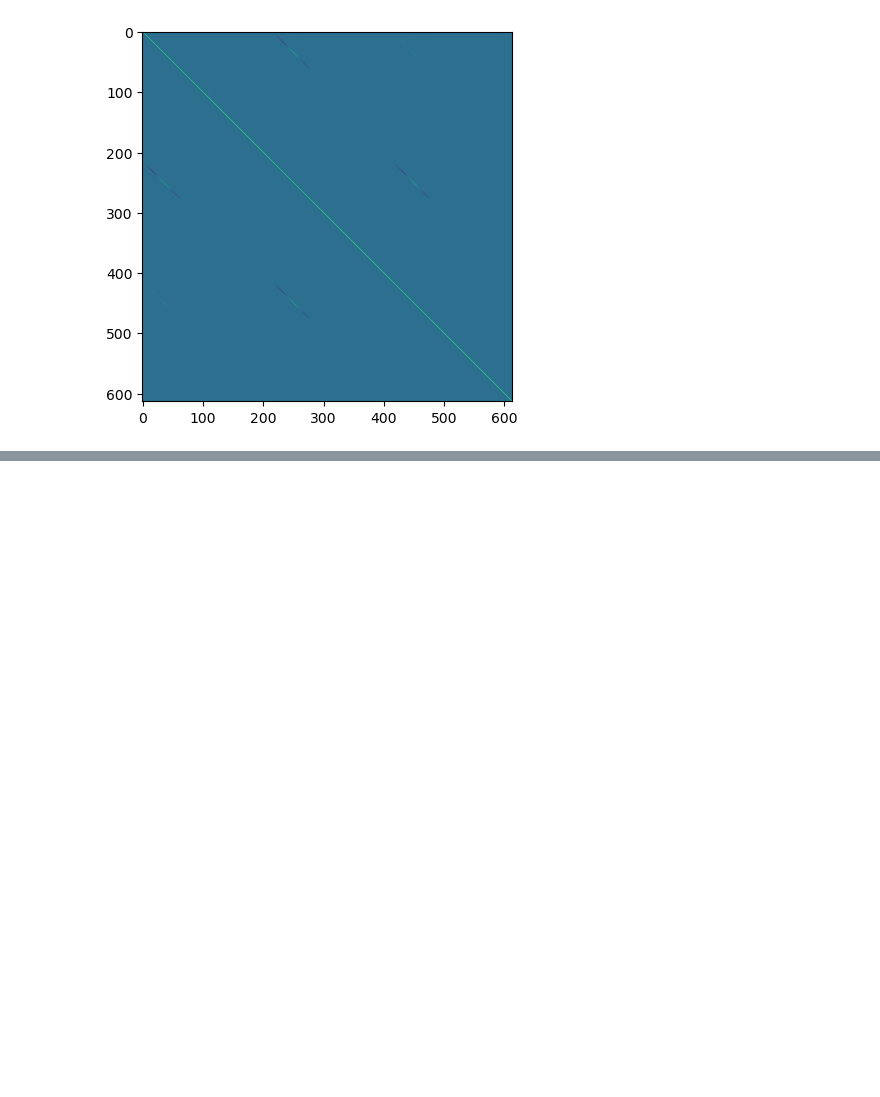
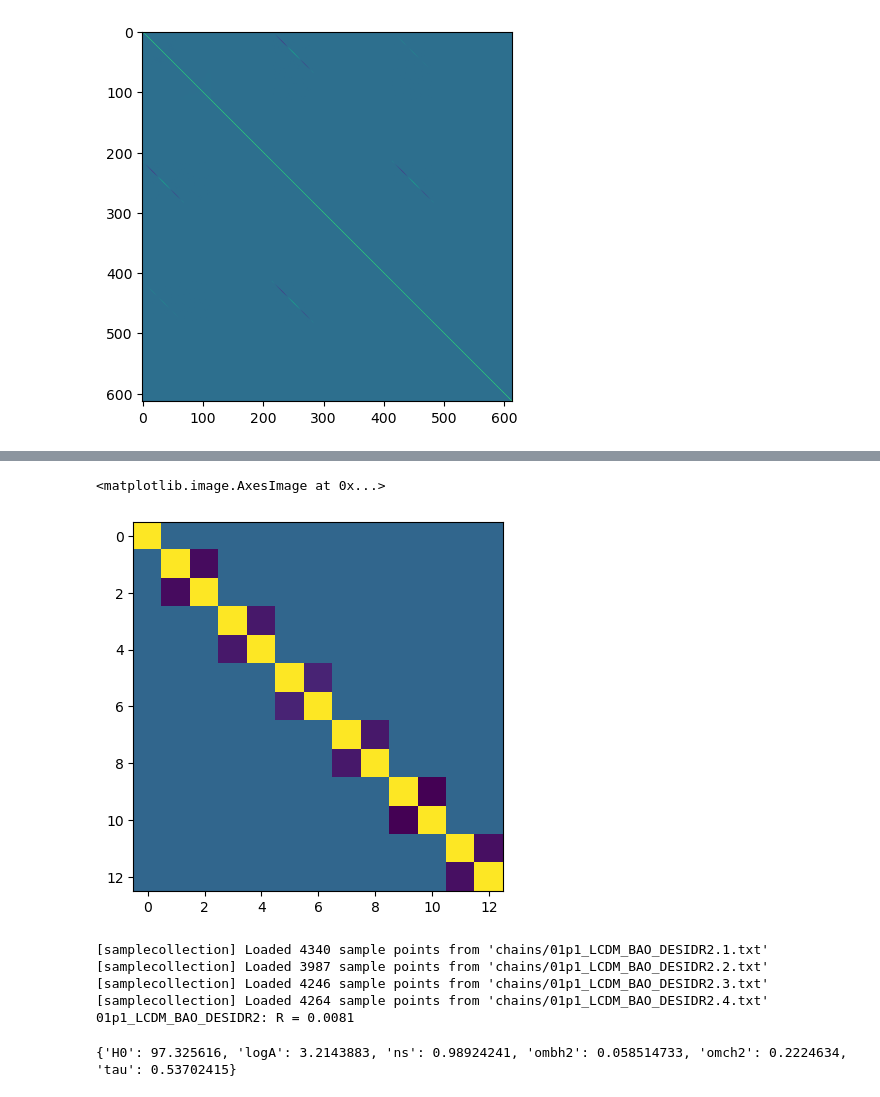
Before and after one commit to GenovaCosmology/ParametricModels, a Jupyter notebook: LCDM/get_useful_quantities.ipynb, the cells around one changed output, grey strips where cells are left out. Cells and saved outputs as stored; diff of their text form; code cells hidden in the pictures; blank space fills up the shorter version.

```diff
--- a/LCDM/get_useful_quantities.ipynb
+++ b/LCDM/get_useful_quantities.ipynb
@@ -322,6 +224,0 @@ cov_path = "/home/afarina/cobaya_likelihoods/data/planck_2018_pliklite_native/c_
-# %%
-nbins = 613
-
-f = FortranFile(cov_path, 'r')
-cov = f.read_reals(dtype=float).reshape((nbins, nbins))
-cov = np.tril(cov) + np.tril(cov, -1).T  # make symmetric
@@ -336,0 +322,18 @@ plt.imshow(corr)
+# %%
+yaml_path = "/home/afarina/ParametricModels/LCDM/chains/01p1_LCDM_BAO_DESIDR2.input.yaml"
+
+# define the path to the YAML parameters file:
+yaml_params = yaml_path #os.path.join(chains_dir, name + '.input.yaml')
+# load the parameters from the YAML file:
+with open(yaml_params, 'r') as f:
+    params_dict = yaml.safe_load(f)
+# remove the 'path' key from the 'camb' dictionary if it exists:
+if 'path' in params_dict.get('theory', {}).get('camb', {}):
+    del params_dict['theory']['camb']['path']
+if 'recombination_model' in params_dict.get('theory', {}).get('camb', {}).get('extra_args', {}):
+    del params_dict['theory']['camb']['extra_args']['recombination_model']
+if 'max_zrei'in params_dict.get('theory', {}).get('camb', {}).get('extra_args', {}):
+    del params_dict['theory']['camb']['extra_args']['max_zrei']
+    print('Removed "max_zrei" from the "camb" extra_args in the YAML parameters file.')
+# build the model:
+model = get_model(params_dict)
@@ -336,0 +357,7 @@ plt.imshow(corr)
+# %%
+cov = model.components[0].cov
+corr = cov / np.outer(np.sqrt(np.diag(cov)), np.sqrt(np.diag(cov)))
+plt.imshow(corr)
+# %% [output]
+<matplotlib.image.AxesImage at 0x...>
+[figure, added]
@@ -336,0 +368,39 @@ plt.imshow(corr)
+# %%
+chains_dir = os.path.join('chains')
+
+# import chain
+from cobaya import load_samples
+
+name = '01p1_LCDM_BAO_DESIDR2'
+chain = load_samples(os.path.join(chains_dir, name), skip=0.3, to_getdist=True)
+chain.label = name
+chain.root = os.path.join(chains_dir, name)
+chain.updateSettings(getdist_settings)
+chain.updateBaseStatistics()
+chain.getConvergeTests()
+print(chain.label+': R =', round(chain.GelmanRubin, 4))
+# %% [output]
+[samplecollection] Loaded 4340 sample points from 'chains/01p1_LCDM_BAO_DESIDR2.1.txt'
+[samplecollection] Loaded 3987 sample points from 'chains/01p1_LCDM_BAO_DESIDR2.2.txt'
+[samplecollection] Loaded 4246 sample points from 'chains/01p1_LCDM_BAO_DESIDR2.3.txt'
+[samplecollection] Loaded 4264 sample points from 'chains/01p1_LCDM_BAO_DESIDR2.4.txt'
+01p1_LCDM_BAO_DESIDR2: R = 0.0081
+# %%
+params = model.parameterization.sampled_params()
+print(params)
+
+BestFit = chain.getBestFit()
+BestFitDict = BestFit.getParamDict()
+
+
+for p in params.keys():
+    params[p] = BestFitDict[p]  # Set the best fit values for all parameters
+
+
+model.provider.set_current_input_params(params)
+logposterior = model.loglike(params, return_derived=False)
+
+rdrag = model.components[0].provider.get_param("rdrag")
+rs = rdrag * model.components[0].rs_rescale
+# %% [output]
+{'H0': 97.325616, 'logA': 3.2143883, 'ns': 0.98924241, 'ombh2': 0.058514733, 'omch2': 0.2224634, 'tau': 0.53702415}
```
Also changed, not shown: parts of 41 cells of this notebook.
